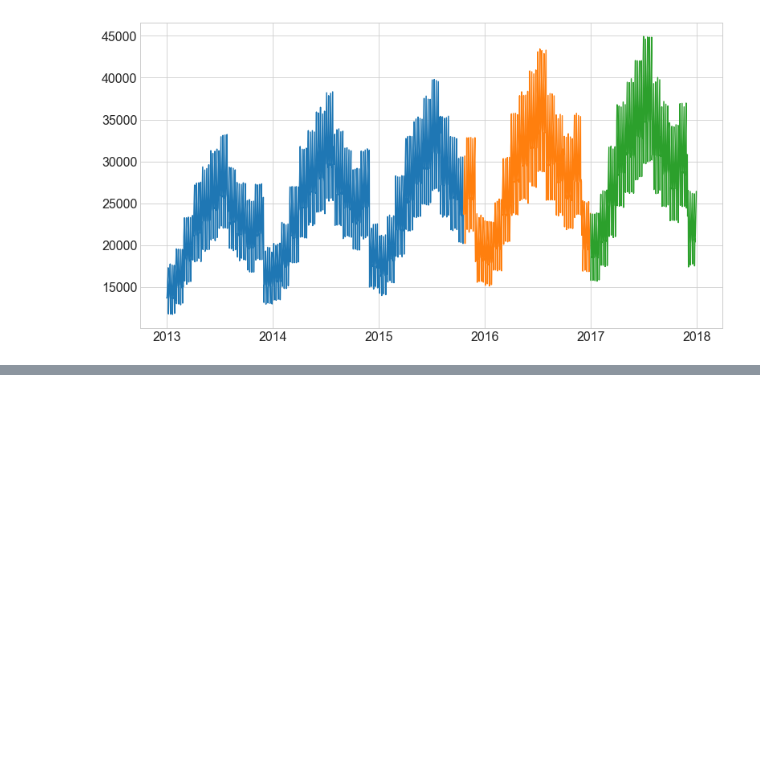
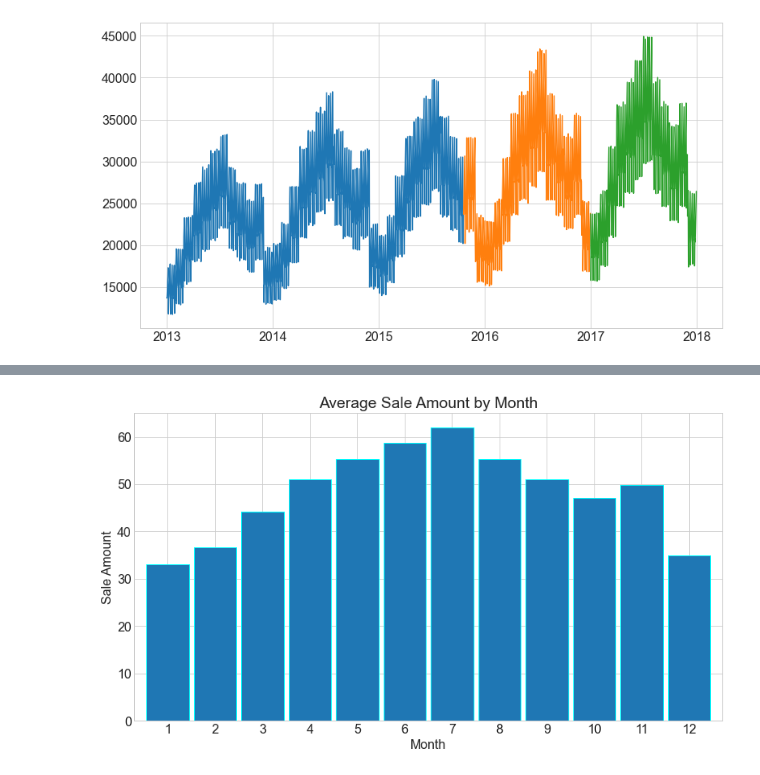
Before and after one commit to masonsherbondy/time-series-exercises, a Jupyter notebook: time_series_exploration_onward.ipynb, the cells around one changed output, grey strips where cells are left out. Saved outputs shown, nothing was run; the diff lists cells and outputs as text; code cells hidden in the pictures; blank space fills up the shorter version.

```diff
--- a/time_series_exploration_onward.ipynb
+++ b/time_series_exploration_onward.ipynb
@@ -254,0 +274,7 @@ plt.show();
+# %%
+#plot average sale amount by month
+ax = y.groupby(train.month).mean().plot.bar(width = .9, ec = 'cyan')
+plt.xticks(rotation = 0)
+ax.set(title = 'Average Sale Amount by Month', xlabel = 'Month', ylabel = 'Sale Amount');
+# %% [output]
+[figure, added]
```
Also changed, not shown: parts of 8 cells of this notebook.
